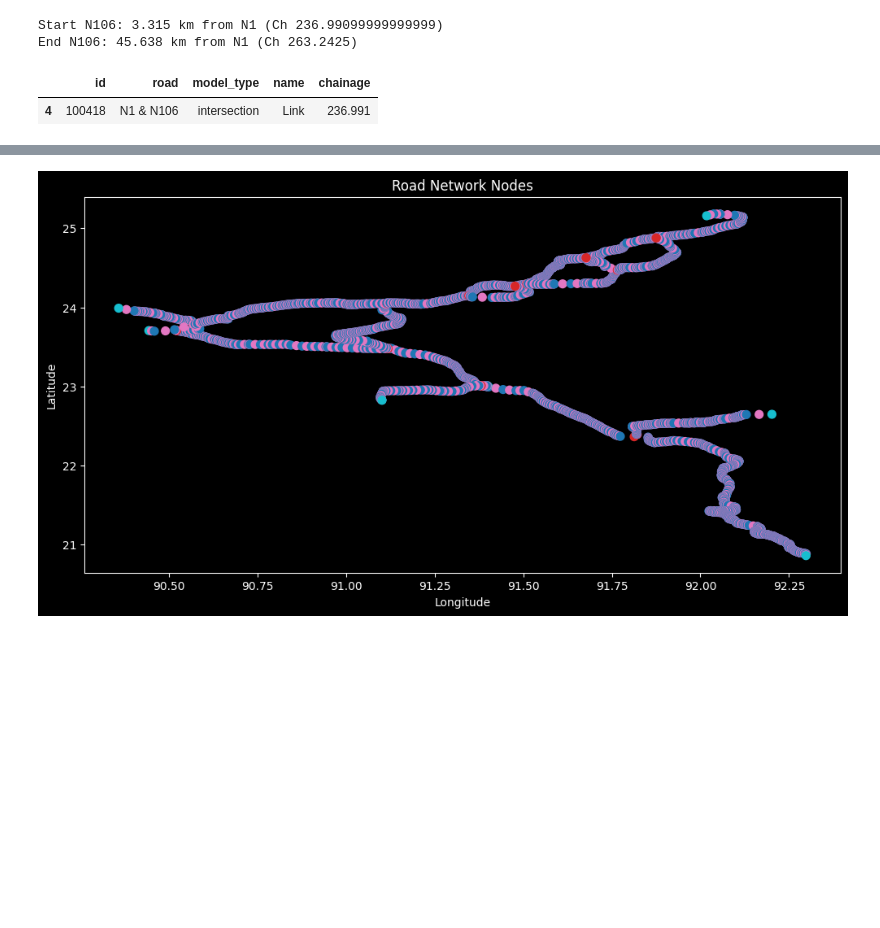
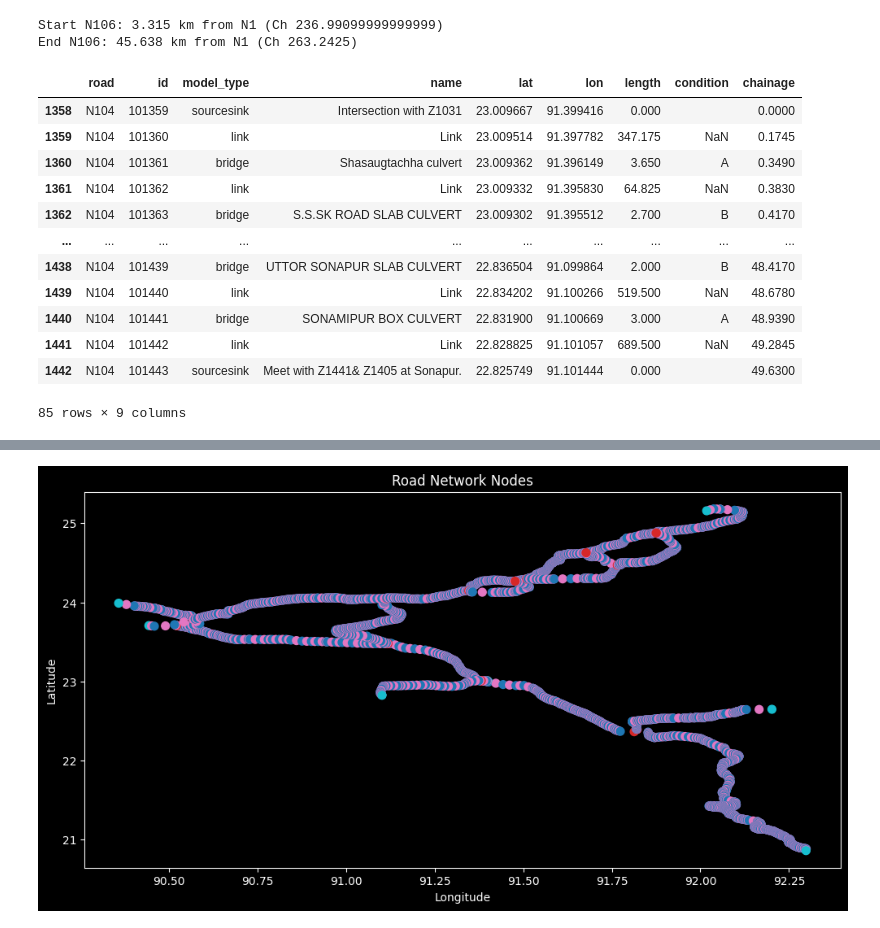
Before and after one commit to nielsvdd42/EPA133A-Advanced-Simulation-Group-1, a Jupyter notebook: EPA133a-G01-A3/data_FINALFINAL.ipynb, the cells around one changed output, grey strips where cells are left out. Drawn from its saved outputs; the diff is of its cells as text; code cells hidden in the pictures; blank space fills up the shorter version.

```diff
--- a/EPA133a-G01-A3/data_FINALFINAL.ipynb
+++ b/EPA133a-G01-A3/data_FINALFINAL.ipynb
@@ -448,54 +493,27 @@ print(f"End N106: {d_end:.3f} km from {r_end['road']} (Ch {r_end['chainage']})")
 # %% [output]
 Start N106: 3.315 km from N1 (Ch 236.99099999999999)
 End N106: 45.638 km from N1 (Ch 263.2425)
-# %%
-#Create intersection between N106 and N1
-target_n1_chainage = 236.991
-n106_start_chainage = 0.0
-
-#Find the row in N1
-n1_mask = (final_df_with_links['road'] == 'N1') & (final_df_with_links['chainage'].between(target_n1_chainage - 0.01, target_n1_chainage + 0.01))
-
-if n1_mask.any():
-    #Get ID from N1
-    n1_id = final_df_with_links.loc[n1_mask, 'id'].values[0]
-
-    #Put model type to intersection
-    final_df_with_links.loc[n1_mask, 'model_type'] = 'intersection'
-
-    #Find starting point from N106
-    n106_mask = (final_df_with_links['road'] == 'N106') & (final_df_with_links['chainage'] == n106_start_chainage)
-
-    if n106_mask.any():
-        #Make it the same ID
-        final_df_with_links.loc[n106_mask, 'id'] = n1_id
-
-        #Make intersection
-        final_df_with_links.loc[n106_mask, 'model_type'] = 'intersection'
-
-#Create overview
-id_counts = final_df_with_links['id'].value_counts()
-shared_ids = id_counts[id_counts > 1].index
-
-intersection_overzicht = final_df_with_links[(final_df_with_links['id'].isin(shared_ids)) & (final_df_with_links['model_type'] == 'intersection')]
-
-#Group
-overzicht_tabel = intersection_overzicht.groupby('id').agg({
-    'road': lambda x: ' & '.join(sorted(x.unique())),
-    'model_type': 'first',
-    'name': 'first',
-    'chainage': 'first'
-}).reset_index()
-
-#Visual check
-display(overzicht_tabel[overzicht_tabel['road'].str.contains('N106')])
-# %% [output]
-|  | id | road | model_type | name | chainage |
-| 4 | 100418 | N1 & N106 | intersection | Link | 236.991 |
 # %%
 #Make sure that per road we only have one intersection ID and sort on chainage to keep the most
 #Logical point (the first one encountered)
 final_df_clean = final_df_with_links.sort_values(['road', 'chainage']).drop_duplicates(subset=['road', 'id'], keep='first')
 
 #Update final dataframe
 final_df_with_links = final_df_clean.reset_index(drop=True)
+
+final_df_with_links.head(20)
+final_df_with_links[final_df_with_links["road"] == "N104"]
+# %% [output]
+|  | road | id | model_type | name | lat | lon | length | condition | chainage |
+| 1358 | N104 | 101359 | sourcesink | Intersection with Z1031 | 23.009667 | 91.399416 | 0.000 |  | 0.0000 |
+| 1359 | N104 | 101360 | link | Link | 23.009514 | 91.397782 | 347.175 | NaN | 0.1745 |
+| 1360 | N104 | 101361 | bridge | Shasaugtachha culvert | 23.009362 | 91.396149 | 3.650 | A | 0.3490 |
+| 1361 | N104 | 101362 | link | Link | 23.009332 | 91.395830 | 64.825 | NaN | 0.3830 |
+| 1362 | N104 | 101363 | bridge | S.S.SK ROAD SLAB CULVERT | 23.009302 | 91.395512 | 2.700 | B | 0.4170 |
+| ... | ... | ... | ... | ... | ... | ... | ... | ... | ... |
+| 1438 | N104 | 101439 | bridge | UTTOR SONAPUR SLAB CULVERT | 22.836504 | 91.099864 | 2.000 | B | 48.4170 |
+| 1439 | N104 | 101440 | link | Link | 22.834202 | 91.100266 | 519.500 | NaN | 48.6780 |
+| 1440 | N104 | 101441 | bridge | SONAMIPUR BOX CULVERT | 22.831900 | 91.100669 | 3.000 | A | 48.9390 |
+| 1441 | N104 | 101442 | link | Link | 22.828825 | 91.101057 | 689.500 | NaN | 49.2845 |
+| 1442 | N104 | 101443 | sourcesink | Meet with Z1441& Z1405 at Sonapur. | 22.825749 | 91.101444 | 0.000 |  | 49.6300 |
+85 rows × 9 columns
```
Also changed, not shown: parts of 12 cells of this notebook, 1 other file.
